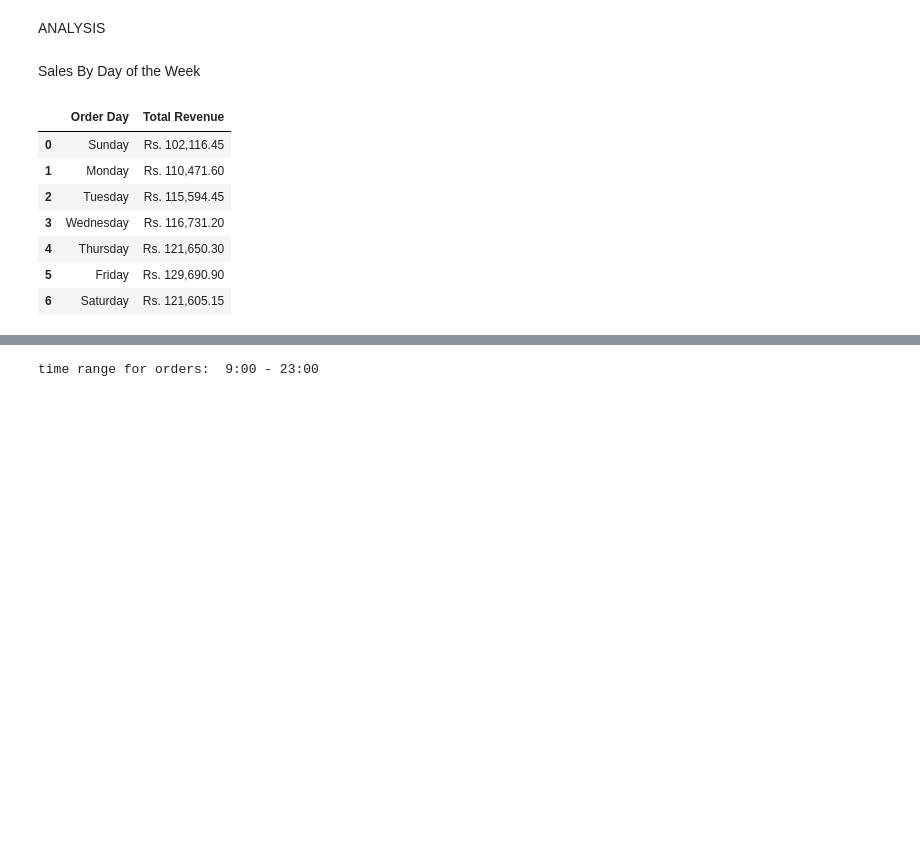
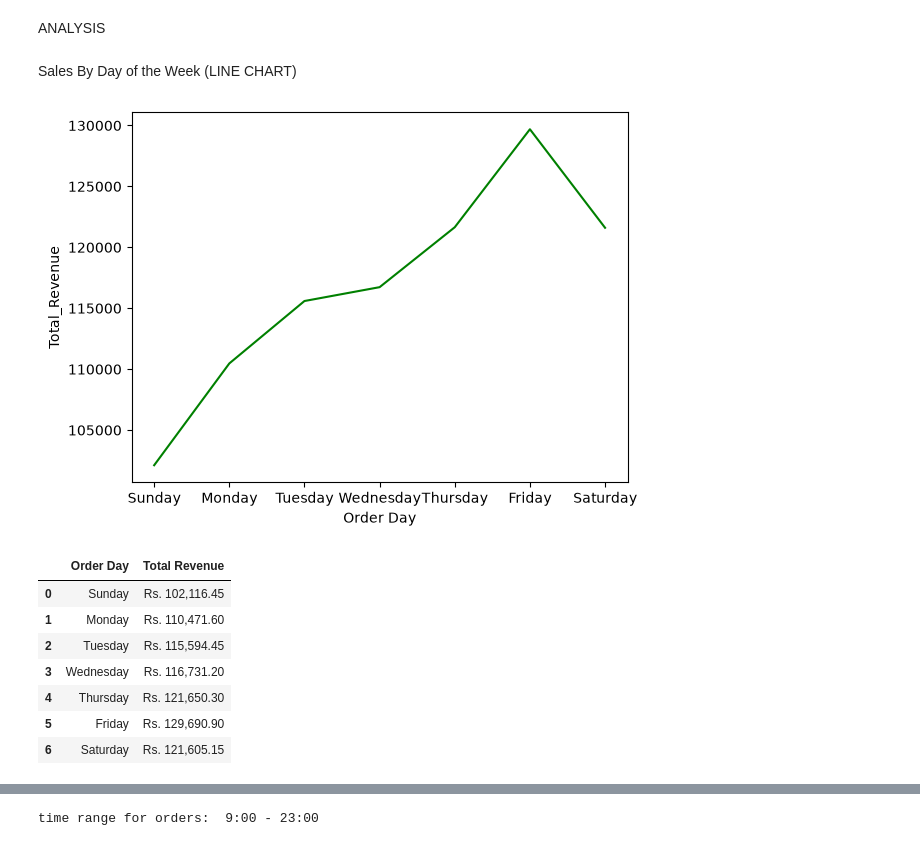
Before and after one commit to Siddant20/Pizza_Sales_Analysis, a Jupyter notebook: Pizza_Sales_Analysis.ipynb, the cells around one changed output, grey strips where cells are left out. Cells and saved outputs as stored; diff of their text form; code cells hidden in the pictures; blank space fills up the shorter version.

```diff
--- a/Pizza_Sales_Analysis.ipynb
+++ b/Pizza_Sales_Analysis.ipynb
@@ -135,13 +137,26 @@ ANALYSIS
 weekdays = ['Sunday','Monday','Tuesday','Wednesday','Thursday','Friday','Saturday']
 df['order_day_name'] = pd.Categorical(df['order_day_name'], categories=weekdays)
 # %% [markdown]
-Sales By Day of the Week
+Sales By Day of the Week (LINE CHART)
 # %%
 #Sales by day
 sales_by_day = salesAnalysis(df, 'order_day_name','Order Day')
+
+# plt.figure(figsize = (8,6))
+# plt.plot(sales_by_day['Order Day'], sales_by_day['Total_Revenue'], marker = 'o', color = '#ED4111', linestyle = '-.')
+# plt.xlabel('Day of the week')
+# plt.ylabel('Total Revenue')
+# plt.title('Sales by day of the week')
+# plt.show()
+
+sns.lineplot(data = sales_by_day, x= 'Order Day', y= 'Total_Revenue', color='green')
+plt.show()
+
+currencyConverter(sales_by_day, 'Rs. ','Total_Revenue', 'Average_Order_Value' )
 sales_by_day.columns = sales_by_day.columns.str.replace('_',' ',regex=False)
 sales_by_day[['Order Day', 'Total Revenue']]
 # %% [output]
+[figure, added]
 |  | Order Day | Total Revenue |
 | 0 | Sunday | Rs. 102,116.45 |
 | 1 | Monday | Rs. 110,471.60 |
```
Also changed, not shown: parts of 13 cells of this notebook.
